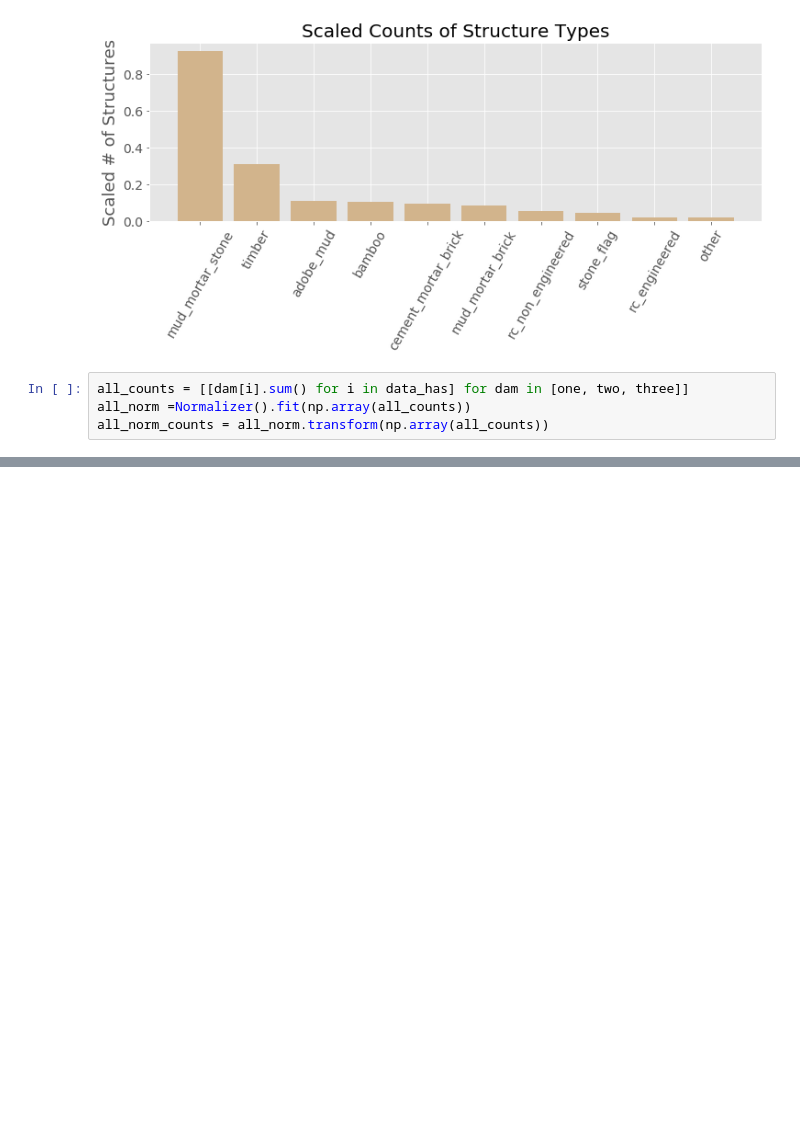
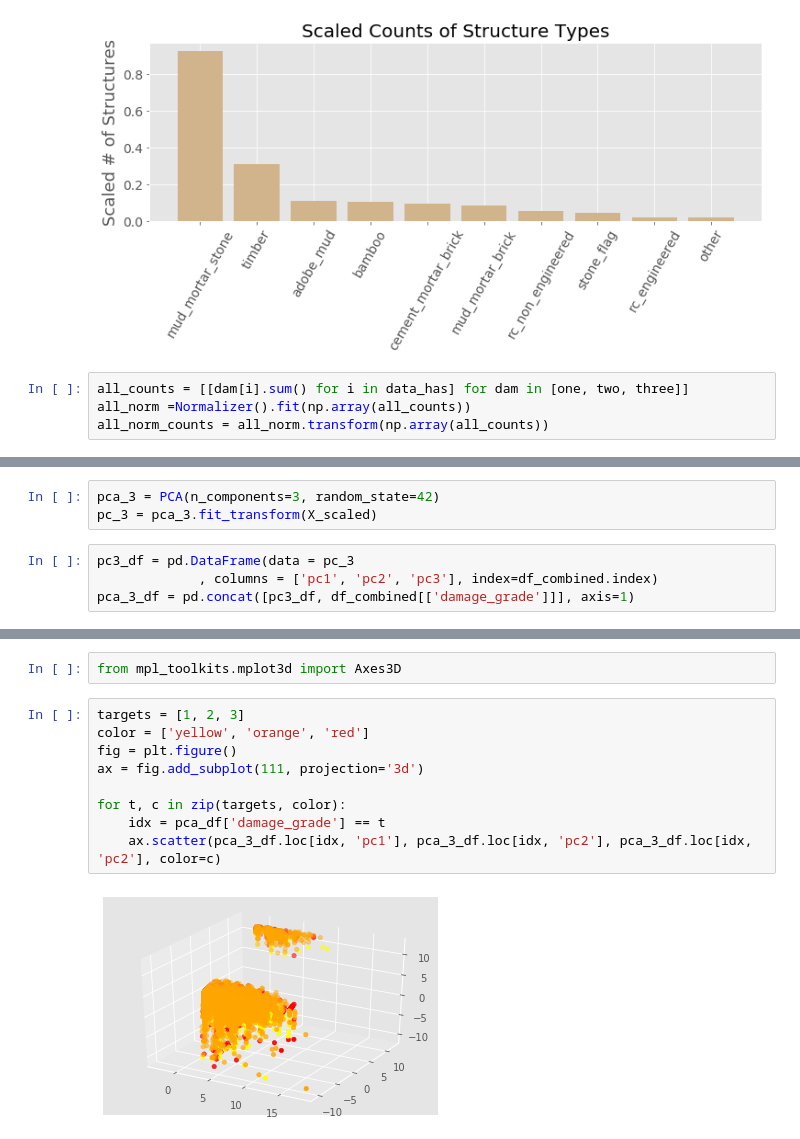
Before and after one commit to rumbelievable/earthquake_predictor, a Jupyter notebook: notebooks/eda.ipynb, the cells around one changed output, grey strips where cells are left out. Cells and saved outputs as stored; diff of their text form; blank space fills up the shorter version.

```diff
--- a/notebooks/eda.ipynb
+++ b/notebooks/eda.ipynb
@@ -330,0 +455,7 @@ all_norm_counts = all_norm.transform(np.array(all_counts))
+# %%
+pca_3 = PCA(n_components=3, random_state=42)
+pc_3 = pca_3.fit_transform(X_scaled)
+# %%
+pc3_df = pd.DataFrame(data = pc_3
+             , columns = ['pc1', 'pc2', 'pc3'], index=df_combined.index)
+pca_3_df = pd.concat([pc3_df, df_combined[['damage_grade']]], axis=1)
@@ -330,0 +472,13 @@ all_norm_counts = all_norm.transform(np.array(all_counts))
+# %%
+from mpl_toolkits.mplot3d import Axes3D
+# %%
+targets = [1, 2, 3]
+color = ['yellow', 'orange', 'red']
+fig = plt.figure()
+ax = fig.add_subplot(111, projection='3d')
+
+for t, c in zip(targets, color):
+    idx = pca_df['damage_grade'] == t
+    ax.scatter(pca_3_df.loc[idx, 'pc1'], pca_3_df.loc[idx, 'pc2'], pca_3_df.loc[idx, 'pc2'], color=c)
+# %% [output]
+[figure, added]
```
Also changed, not shown: parts of 20 cells of this notebook.
